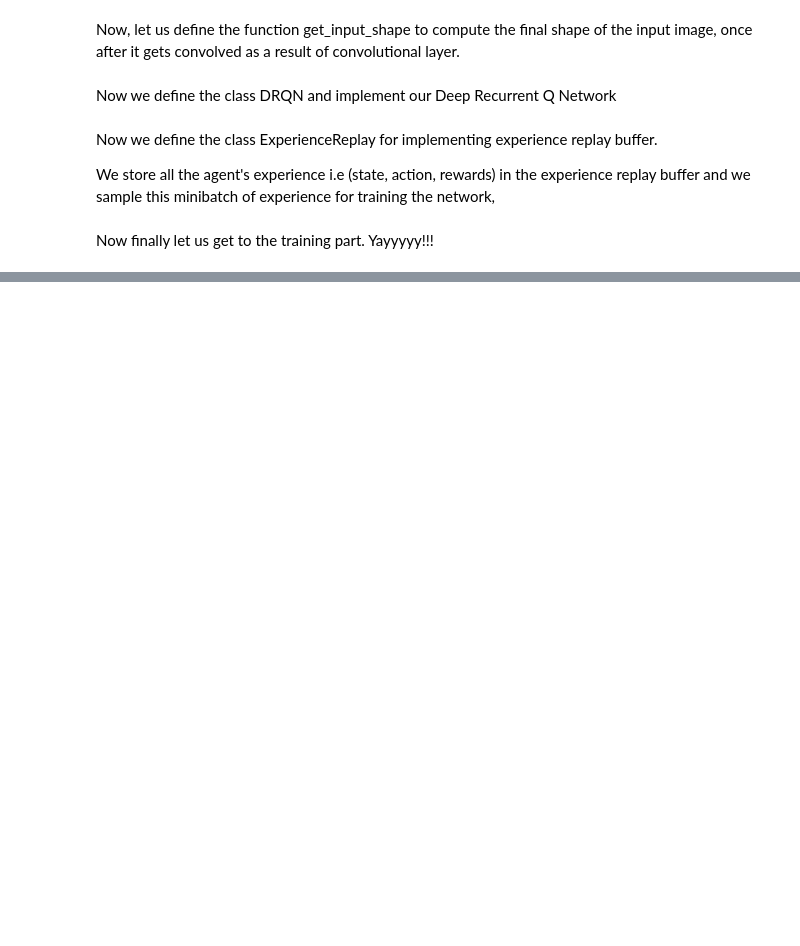
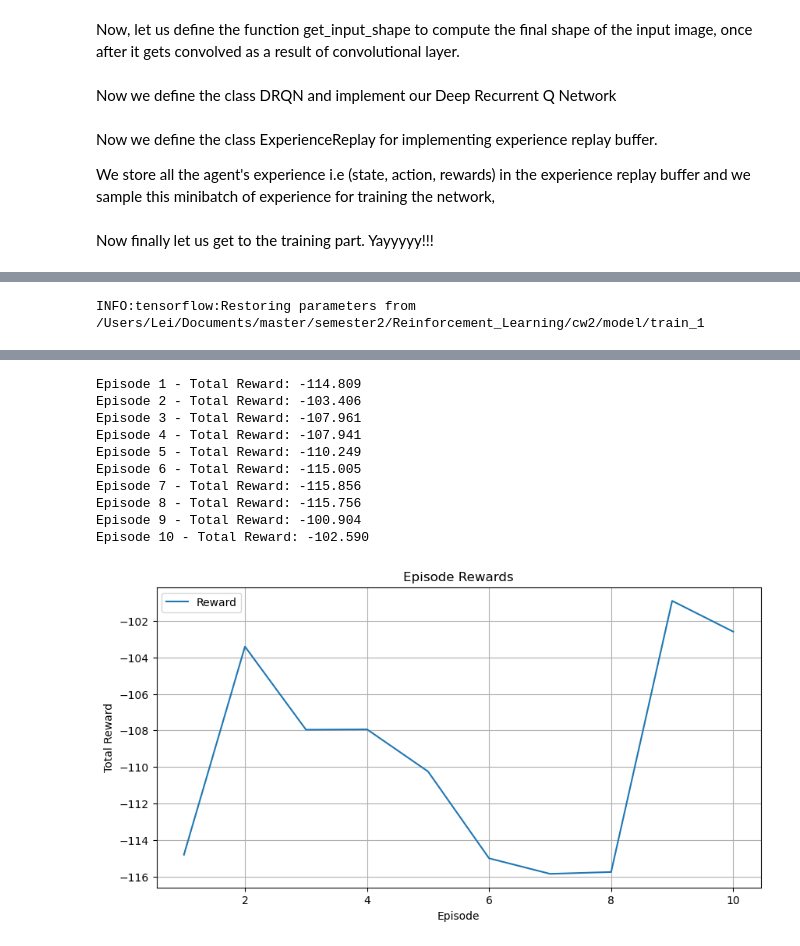
Before and after one commit to dfoshidero/RLModels-Doom_CartPole, a Jupyter notebook: DRQN_v2.ipynb, the cells around one changed output, grey strips where cells are left out. Saved outputs shown, nothing was run; the diff lists cells and outputs as text; code cells hidden in the pictures; blank space fills up the shorter version.

```diff
--- a/DRQN_v2.ipynb
+++ b/DRQN_v2.ipynb
@@ -588,0 +674,4 @@ Episode 99 - Reward = 0.000, Loss = 0.034.
+# %%
+test('/Users/Lei/Documents/master/semester2/Reinforcement_Learning/cw2/model/train_1')
+# %% [output]
+INFO:tensorflow:Restoring parameters from /Users/Lei/Documents/master/semester2/Reinforcement_Learning/cw2/model/train_1
@@ -588,0 +679,11 @@ Episode 99 - Reward = 0.000, Loss = 0.034.
+Episode 1 - Total Reward: -114.809
+Episode 2 - Total Reward: -103.406
+Episode 3 - Total Reward: -107.961
+Episode 4 - Total Reward: -107.941
+Episode 5 - Total Reward: -110.249
+Episode 6 - Total Reward: -115.005
+Episode 7 - Total Reward: -115.856
+Episode 8 - Total Reward: -115.756
+Episode 9 - Total Reward: -100.904
+Episode 10 - Total Reward: -102.590
+[figure, added]
```
Also changed, not shown: parts of 12 cells of this notebook.
